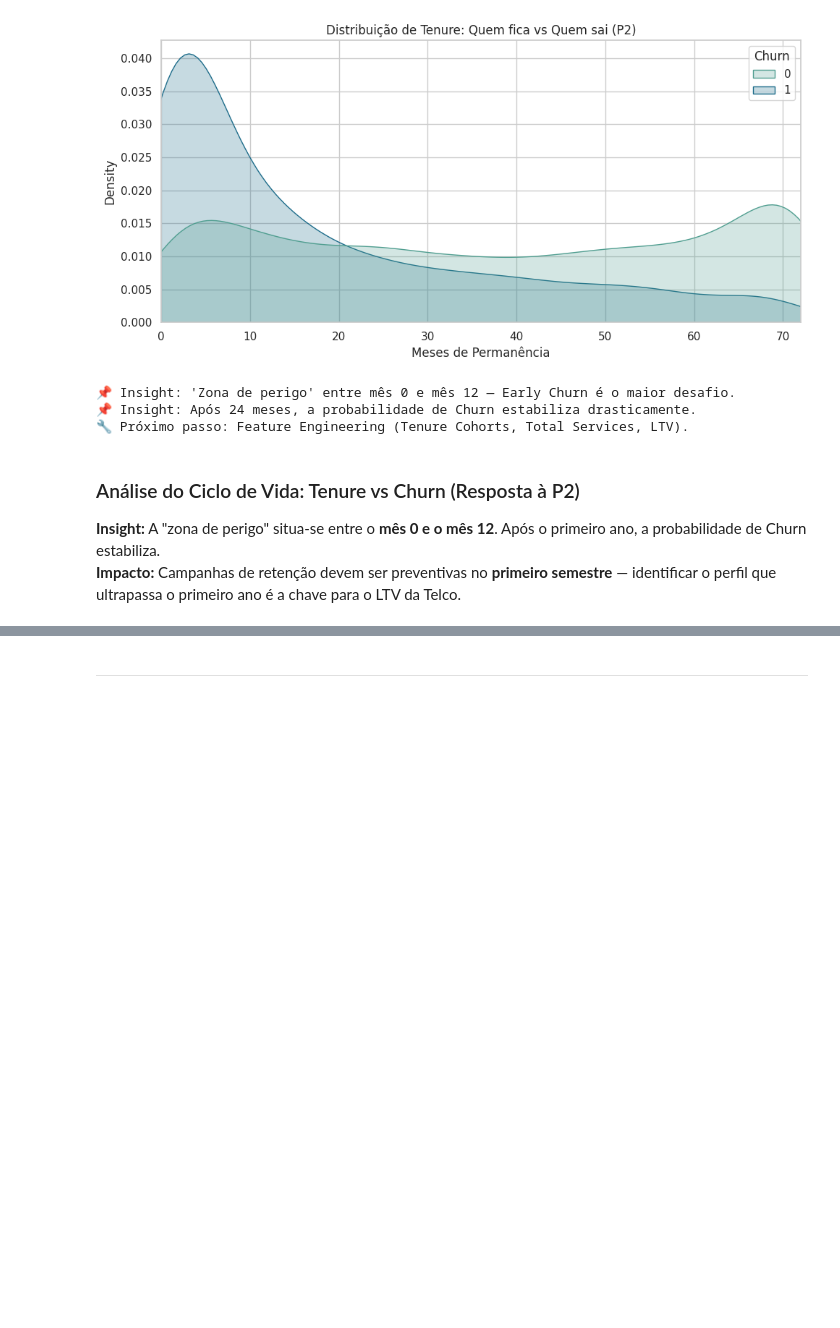
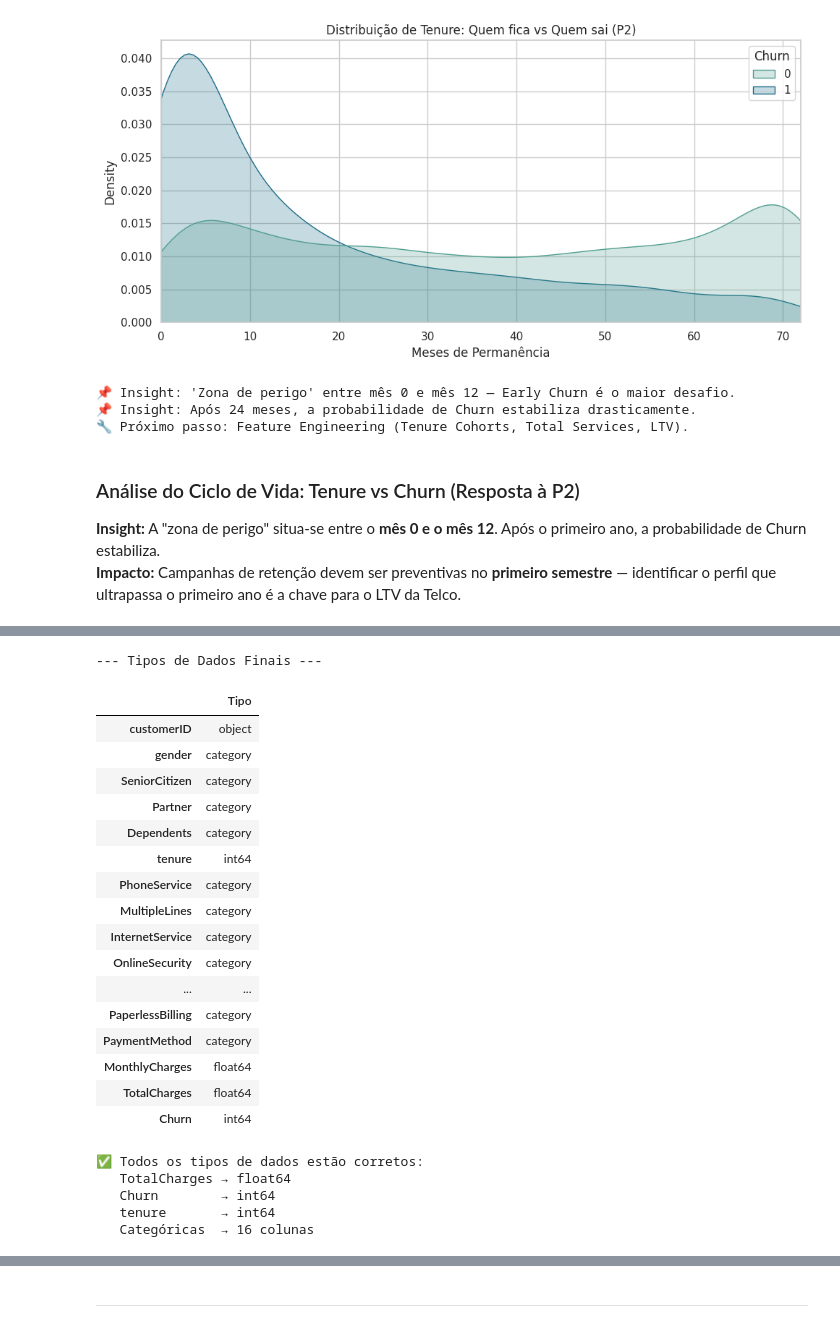
Before and after one commit to SalvadorCabecas/projeto_cdg_grupo9, a Jupyter notebook: notebooks/1-0-eda-limpeza.ipynb, the cells around one changed output, grey strips where cells are left out. Cells and saved outputs as stored; diff of their text form; code cells hidden in the pictures; blank space fills up the shorter version.

Commit message:
Kaggle Notebook | 1.0_eda_limpeza | tratamento de nulos, outliers e validação de tipos

```diff
--- a/notebooks/1-0-eda-limpeza.ipynb
+++ b/notebooks/1-0-eda-limpeza.ipynb
@@ -393,0 +508,42 @@ print("🔧 Próximo passo: Feature Engineering (Tenure Cohorts, Total Services,
+# %%
+# ─── VERIFICAÇÃO DE TIPOS DE DADOS ───────────────────────────
+# Aula 10 | Fase CRISP-DM: Data Preparation
+# Justificação: confirmar que não existem "variáveis fantasma" (números lidos como texto)
+
+print("--- Tipos de Dados Finais ---")
+display(df.dtypes.to_frame(name='Tipo'))
+
+# Verificação crítica: TotalCharges deve ser float64
+assert str(df['TotalCharges'].dtype) == 'float64', "❌ TotalCharges não é float64!"
+assert str(df['Churn'].dtype) == 'int64', "❌ Churn não é int64!"
+assert str(df['tenure'].dtype) == 'int64', "❌ tenure não é int64!"
+
+print("\n✅ Todos os tipos de dados estão corretos:")
+print(f"   TotalCharges → {df['TotalCharges'].dtype}")
+print(f"   Churn        → {df['Churn'].dtype}")
+print(f"   tenure       → {df['tenure'].dtype}")
+print(f"   Categóricas  → {df.select_dtypes('category').shape[1]} colunas")
+# %% [output]
+--- Tipos de Dados Finais ---
+|  | Tipo |
+| customerID | object |
+| gender | category |
+| SeniorCitizen | category |
+| Partner | category |
+| Dependents | category |
+| tenure | int64 |
+| PhoneService | category |
+| MultipleLines | category |
+| InternetService | category |
+| OnlineSecurity | category |
+| ... | ... |
+| PaperlessBilling | category |
+| PaymentMethod | category |
+| MonthlyCharges | float64 |
+| TotalCharges | float64 |
+| Churn | int64 |
+✅ Todos os tipos de dados estão corretos:
+   TotalCharges → float64
+   Churn        → int64
+   tenure       → int64
+   Categóricas  → 16 colunas
```
Also changed, not shown: parts of 7 cells of this notebook.
